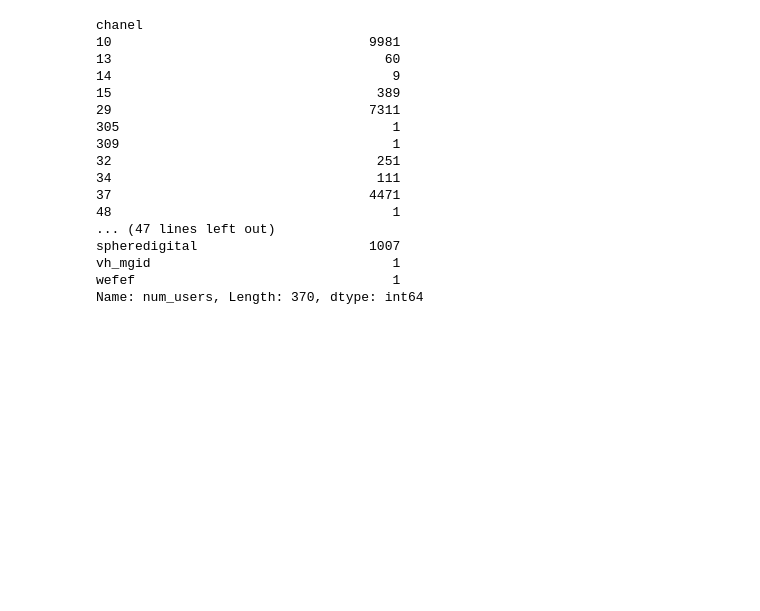
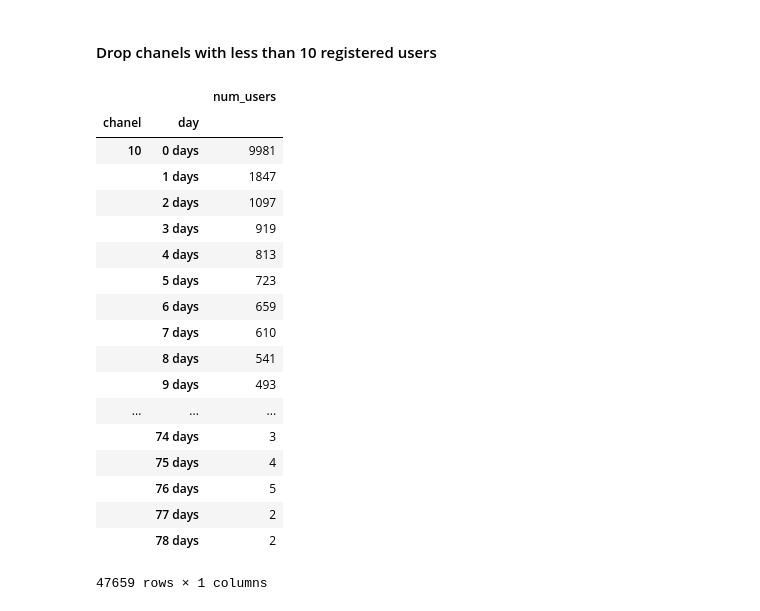
Before and after one commit to 3v1l91l/dss1, a Jupyter notebook: solution_2.ipynb, the cells around one changed output. Saved outputs shown, nothing was run; the diff lists cells and outputs as text; code cells hidden in the pictures; blank space fills up the shorter version.

```diff
--- a/solution_2.ipynb
+++ b/solution_2.ipynb
@@ -9,0 +21,4 @@ users_df, costs_df, relations_df, visits_df, orders_df = load_data()
+# %%
+lifetime_days_limit = 30
+mask = users_df['Reg_date'] < (users_df['Reg_date'] - np.timedelta64(lifetime_days_limit, 'D'))
+users_df.drop(users_df.index[mask], inplace=True)
@@ -10,4 +27,5 @@ users_df, costs_df, relations_df, visits_df, orders_df = load_data()
 # %%
 users_df = users_df.merge(relations_df, how='inner', on=['name', 'id_partner'])
 # %%
-visits_df = visits_df.merge(users_df[['Reg_date','chanel','id']], how='right', left_on='id_user', right_on='id')
+visits_df = visits_df.merge(users_df[['Reg_date','chanel','id']],
+                            how='right', left_on='id_user', right_on='id')
@@ -27,25 +49,35 @@ grouped = visits_df.groupby(['chanel', 'day'])
 lifetimes = grouped.agg({'id': pd.Series.nunique})
 lifetimes.rename(columns={'id': 'num_users'}, inplace=True)
 # %%
-cohort_group_size = lifetimes['num_users'].groupby(level=0).first()
-cohort_group_size
+chanel_user_num = lifetimes['num_users'].groupby(level=0).first()
-# %% [output]
-chanel
-10                                 9981
-13                                   60
-14                                    9
-15                                  389
-29                                 7311
-305                                   1
-309                                   1
-32                                  251
-34                                  111
-37                                 4471
-48                                    1
-... (47 lines left out)
-spheredigital                      1007
-vh_mgid                               1
-wefef                                 1
-Name: num_users, Length: 370, dtype: int64
+# %% [markdown]
+#### Drop chanels with less than 10 registered users
+# %%
+chanel_user_drop = chanel_user_num.index[chanel_user_num < 10]
+chanel_user_num.drop(chanel_user_drop, inplace=True)
+lifetimes.drop(chanel_user_drop, inplace=True)
+# %%
+lifetimes.drop('305',inplace=True)
+lifetimes.size
+# %% [output]
+|  |  | num_users |
+| chanel | day |  |
+| 10 | 0 days | 9981 |
+|  | 1 days | 1847 |
+|  | 2 days | 1097 |
+|  | 3 days | 919 |
+|  | 4 days | 813 |
+|  | 5 days | 723 |
+|  | 6 days | 659 |
+|  | 7 days | 610 |
+|  | 8 days | 541 |
+|  | 9 days | 493 |
+| ... | ... | ... |
+|  | 74 days | 3 |
+|  | 75 days | 4 |
+|  | 76 days | 5 |
+|  | 77 days | 2 |
+|  | 78 days | 2 |
+47659 rows × 1 columns
 # %%
 user_retention = 100 * lifetimes['num_users'].unstack(0).divide(cohort_group_size, axis=1)
```
Also changed, not shown: parts of 9 cells of this notebook.
